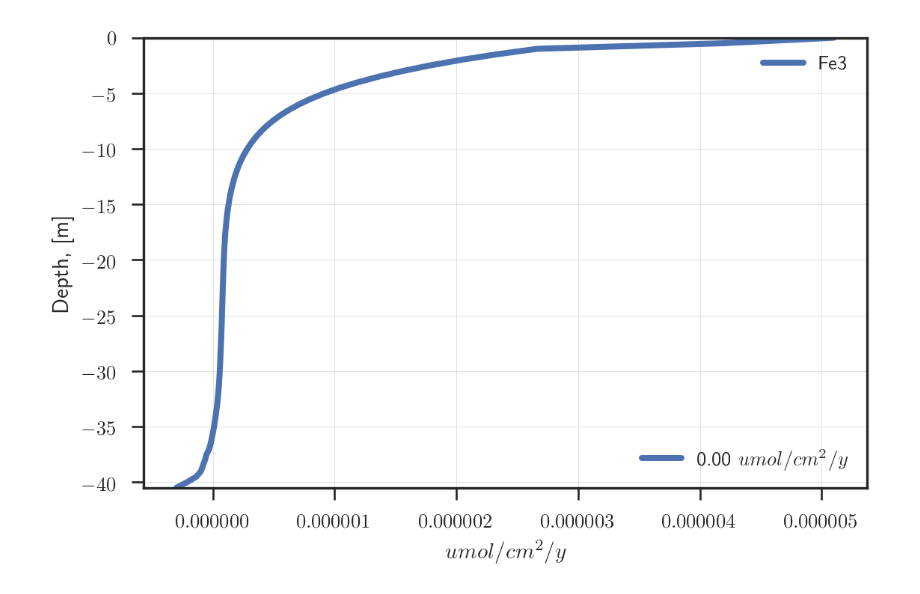
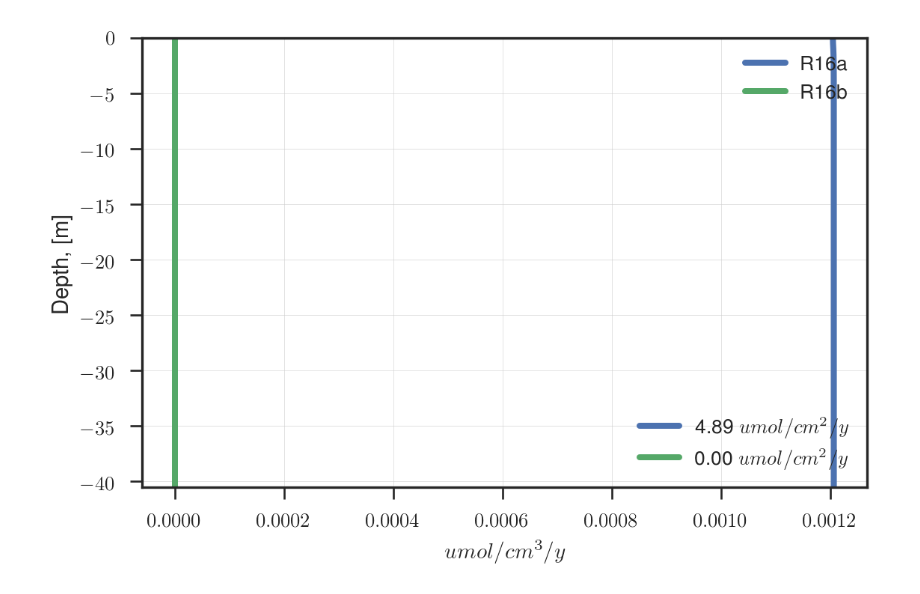
Before and after one commit to biogeochemistry/MyLake_v2_Vansjo, a Jupyter notebook: Postproc_code/results.ipynb, the cells around one changed output. Saved outputs shown, nothing was run; the diff lists cells and outputs as text; code cells hidden in the pictures.

```diff
--- a/Postproc_code/results.ipynb
+++ b/Postproc_code/results.ipynb
@@ -40,4 +44,4 @@ plotter.flux('Fe2', convert_units=True)
 # %%
-plotter.rate_profile('water-column', ['Fe3zt'])
+plotter.rate_profile('water-column', ['R16a', 'R16b'])
 # %% [output]
-[figure, old version]
+[figure, new version]
```
Also changed, not shown: parts of 15 cells of this notebook, 3 other files.
